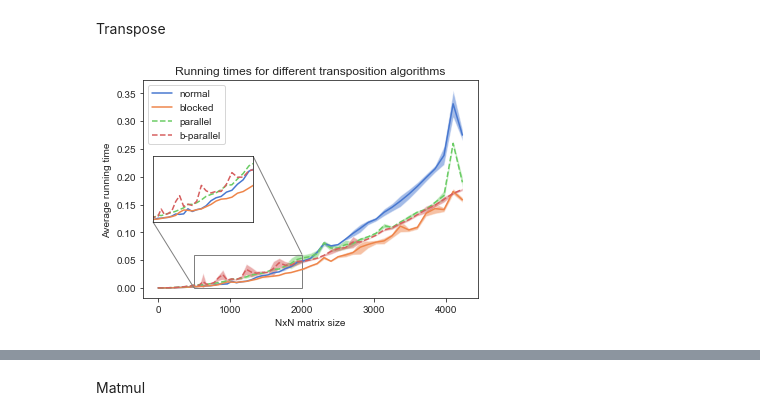
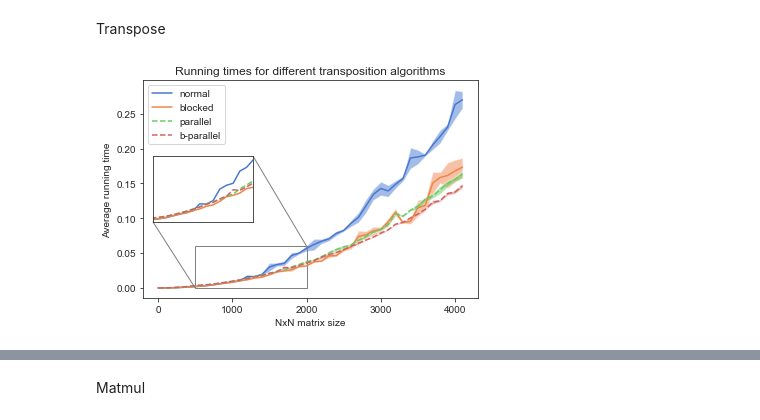
Before and after one commit to JakobSchauser/MLandData, a Jupyter notebook: HPPS/Exam/dataprocessing.ipynb, the cells around one changed output, grey strips where cells are left out. Saved outputs shown, nothing was run; the diff lists cells and outputs as text; code cells hidden in the pictures.

```diff
--- a/HPPS/Exam/dataprocessing.ipynb
+++ b/HPPS/Exam/dataprocessing.ipynb
@@ -95,7 +96,7 @@ Transpose
 # %%
 
 
-dat = np.genfromtxt("exam-handout/transpose_normal.csv",delimiter = ",",skip_header = 1)
+dat = np.genfromtxt("exam-handout/transpose_T_100.csv",delimiter = ",",skip_header = 1)
 
 sizes = dat[:,0].astype(int)
 times = dat[:,1:]
@@ -104,16 +105,16 @@ avg_times_normal = np.mean(times,axis = 1)
 std_times_normal = np.std(times,axis = 1)
 
 
-dat = np.genfromtxt("exam-handout/transpose_blocked_sqrt.csv",delimiter = ",",skip_header = 1)
+dat = np.genfromtxt("exam-handout/transpose_blocked_T_100.csv",delimiter = ",",skip_header = 1)
 
-sizes = dat[:,0].astype(int)
+sizes100 = dat[:,0].astype(int)
 times = dat[:,1:]
 
 avg_times_blocked = np.mean(times,axis = 1)
 std_times_blocked = np.std(times,axis = 1)
 
 
-dat = np.genfromtxt("exam-handout/transpose_parallel.csv",delimiter = ",",skip_header = 1)
+dat = np.genfromtxt("exam-handout/transpose_parallel_T_100_4_cores.csv",delimiter = ",",skip_header = 1)
 
 sizes = dat[:,0].astype(int)
 times = dat[:,1:]
@@ -122,9 +123,9 @@ avg_times_parallel = np.mean(times,axis = 1)
 std_times_parallel = np.std(times,axis = 1)
 
 
-dat = np.genfromtxt("exam-handout/transpose_blocked_parallel.csv",delimiter = ",",skip_header = 1)
+dat = np.genfromtxt("exam-handout/transpose_blocked_parallel_T_100_4_cores.csv",delimiter = ",",skip_header = 1)
 
-sizes = dat[:,0].astype(int)
+sizes100 = dat[:,0].astype(int)
 times = dat[:,1:]
 
 avg_times_blocked_parallel = np.mean(times,axis = 1)
@@ -141,37 +142,37 @@ fig, ax = plt.subplots()
 fillpretty(sizes,avg_times_normal,std_times_normal,ax)
 ax.plot(sizes,avg_times_normal,ls='-',label = "normal")
 
-fillpretty(sizes,avg_times_blocked,std_times_blocked,ax)
-ax.plot(sizes,avg_times_blocked,ls='-',label = "blocked")
+fillpretty(sizes100,avg_times_blocked,std_times_blocked,ax)
+ax.plot(sizes100,avg_times_blocked,ls='-',label = "blocked")
 
 fillpretty(sizes,avg_times_parallel,std_times_parallel,ax)
 ax.plot(sizes,avg_times_parallel,ls='--',label = "parallel")
 
-fillpretty(sizes,avg_times_blocked_parallel,std_times_blocked_parallel,ax)
-ax.plot(sizes,avg_times_blocked_parallel,ls='--',label = "b-parallel")
+fillpretty(sizes100,avg_times_blocked_parallel,std_times_blocked_parallel,ax)
+ax.plot(sizes100,avg_times_blocked_parallel,ls='--',label = "b-parallel")
 ax.legend(loc="upper left")
 
 axins = inset_axes(ax,  "30%", "30%" ,loc="center left", borderpad=1)
 
 axins.plot(sizes,avg_times_normal,ls='-',label = "normal")
-axins.plot(sizes,avg_times_blocked,ls='-',label = "blocked")
+axins.plot(sizes100,avg_times_blocked,ls='-',label = "blocked")
 axins.plot(sizes,avg_times_parallel,ls='--',label = "parallel")
-axins.plot(sizes,avg_times_blocked_parallel,ls='--',label = "b-parallel")
+axins.plot(sizes100,avg_times_blocked_parallel,ls='--',label = "blocked-parallel")
 
 axins.set_xticks([])
 axins.set_yticks([])
 
 axins.set_xlim(500,2000)
 axins.set_ylim(-0.0,0.06)
 
 mark_inset(ax,axins,1,3,color = "black",fc="none", ec="0.5")
 
 # ax.set_yscale("log")
 # sns.despine()
 ax.set_title("Running times for different transposition algorithms")
 ax.set_xlabel("NxN matrix size")
 ax.set_ylabel("Average running time")
 
 plt.show()
 # %% [output]
-[figure, old version]
+[figure, new version]
```
Also changed, not shown: parts of 7 cells of this notebook, 9 other files.
